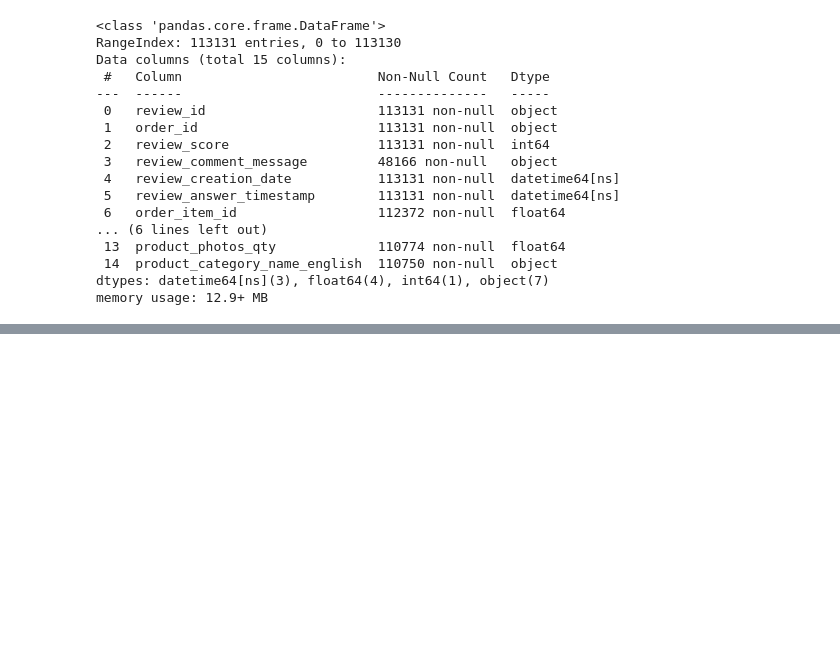
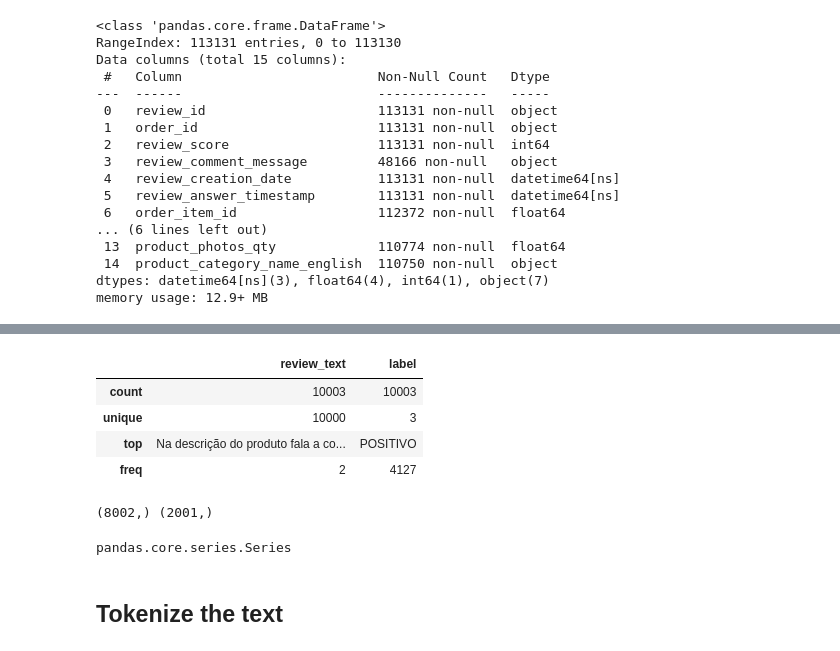
Before and after one commit to Romaric1209/Olist, a Jupyter notebook: Reviews Sentiment Analysis.ipynb, the cells around one changed output, grey strips where cells are left out. Cells and saved outputs as stored; diff of their text form; code cells hidden in the pictures; blank space fills up the shorter version.

```diff
--- a/Reviews Sentiment Analysis.ipynb
+++ b/Reviews Sentiment Analysis.ipynb
@@ -121,0 +195,8 @@ NameError: name 'keras' is not defined
+# %%
+fine_tune_df.describe()
+# %% [output]
+|  | review_text | label |
+| count | 10003 | 10003 |
+| unique | 10000 | 3 |
+| top | Na descrição do produto fala a co... | POSITIVO |
+| freq | 2 | 4127 |
@@ -121,0 +218,8 @@ NameError: name 'keras' is not defined
+# %%
+print(X_train.shape,X_test.shape)
+# %% [output]
+(8002,) (2001,)
+# %%
+type(X_test)
+# %% [output]
+pandas.core.series.Series
@@ -121,0 +237,2 @@ NameError: name 'keras' is not defined
+# %% [markdown]
+## Tokenize the text
```
Also changed, not shown: parts of 26 cells of this notebook, 1 other file.
